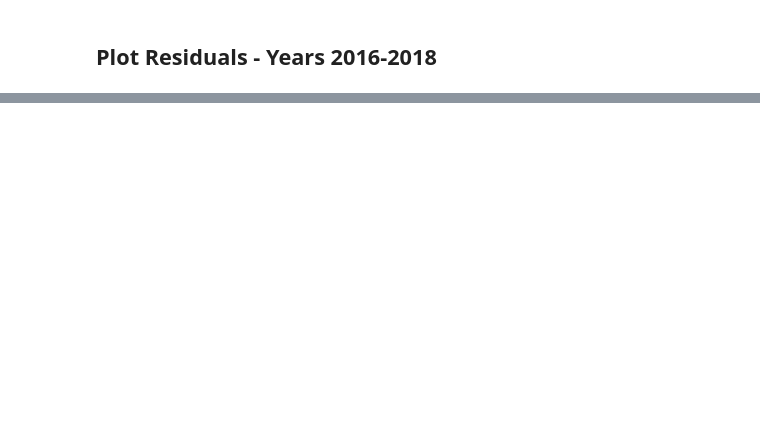
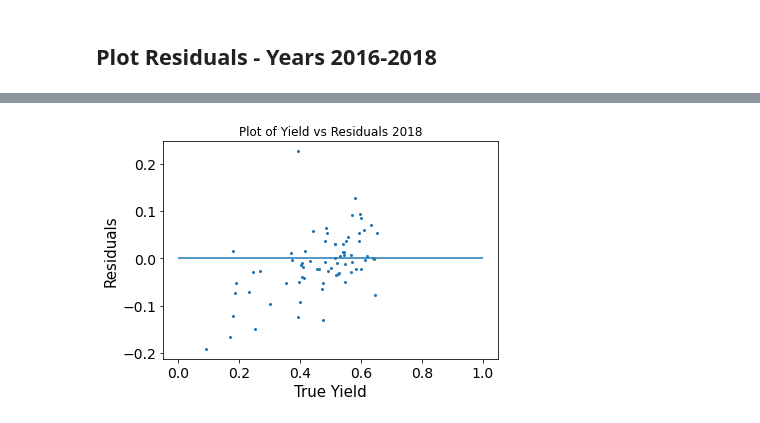
Before and after one commit to mosaiks-capstone/Modeling, a Jupyter notebook: crop_modeling_wide.ipynb, the cells around one changed output, grey strips where cells are left out. Cells and saved outputs as stored; diff of their text form; code cells hidden in the pictures; blank space fills up the shorter version.

```diff
--- a/crop_modeling_wide.ipynb
+++ b/crop_modeling_wide.ipynb
@@ -331,0 +469,26 @@ plt.title("2018 Residuals")
+# %%
+true_yield_2018 = residual_gdf[residual_gdf.year == 2018]['yield']
+residual_2018 = residual_gdf[residual_gdf.year == 2018]['residual']
+
+plt.figure()
+plt.scatter(true_yield_2018, residual_2018, alpha=1, s=4)
+plt.xlabel("True Yield", fontsize=15)
+plt.ylabel("Residuals", fontsize=15)
+plt.title("Plot of Yield vs Residuals 2018",
+          fontsize=12, y=1)
+
+plt.xticks(fontsize=14)
+plt.yticks(fontsize=14)
+
+plt.hlines(y=0, xmin = 0, xmax = 1)
+
+# m, b = np.polyfit(true_yield_2016, residual_2016, 1)
+# plt.plot(y_pred, m * y_pred + b, color="black")
+# plt.gca().spines.right.set_visible(False)
+# plt.gca().spines.top.set_visible(False)
+
+# plt.savefig(f'images/{feature_file_name}_test_data.jpg', dpi=300)
+plt.show()
+plt.close()
+# %% [output]
+[figure, added]
```
Also changed, not shown: parts of 24 cells of this notebook.
